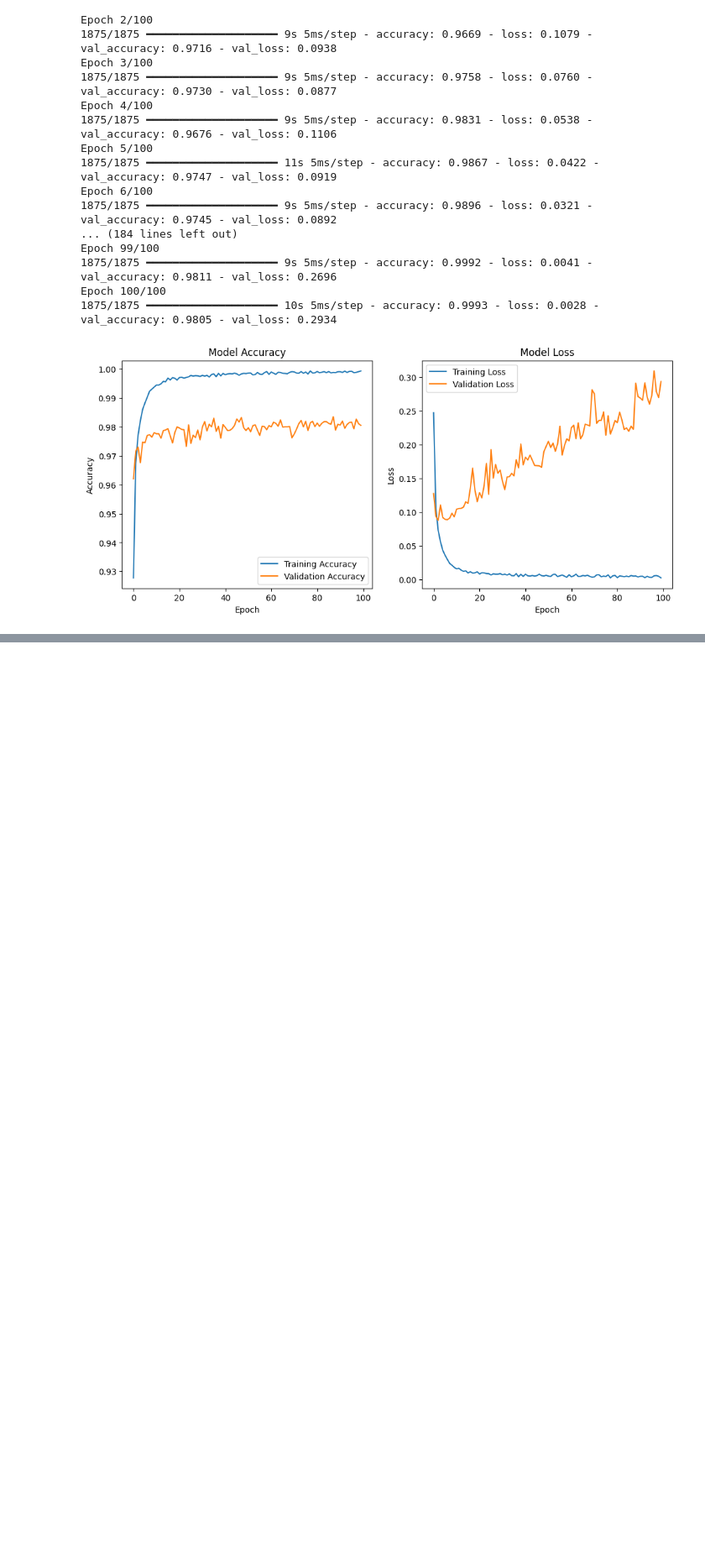
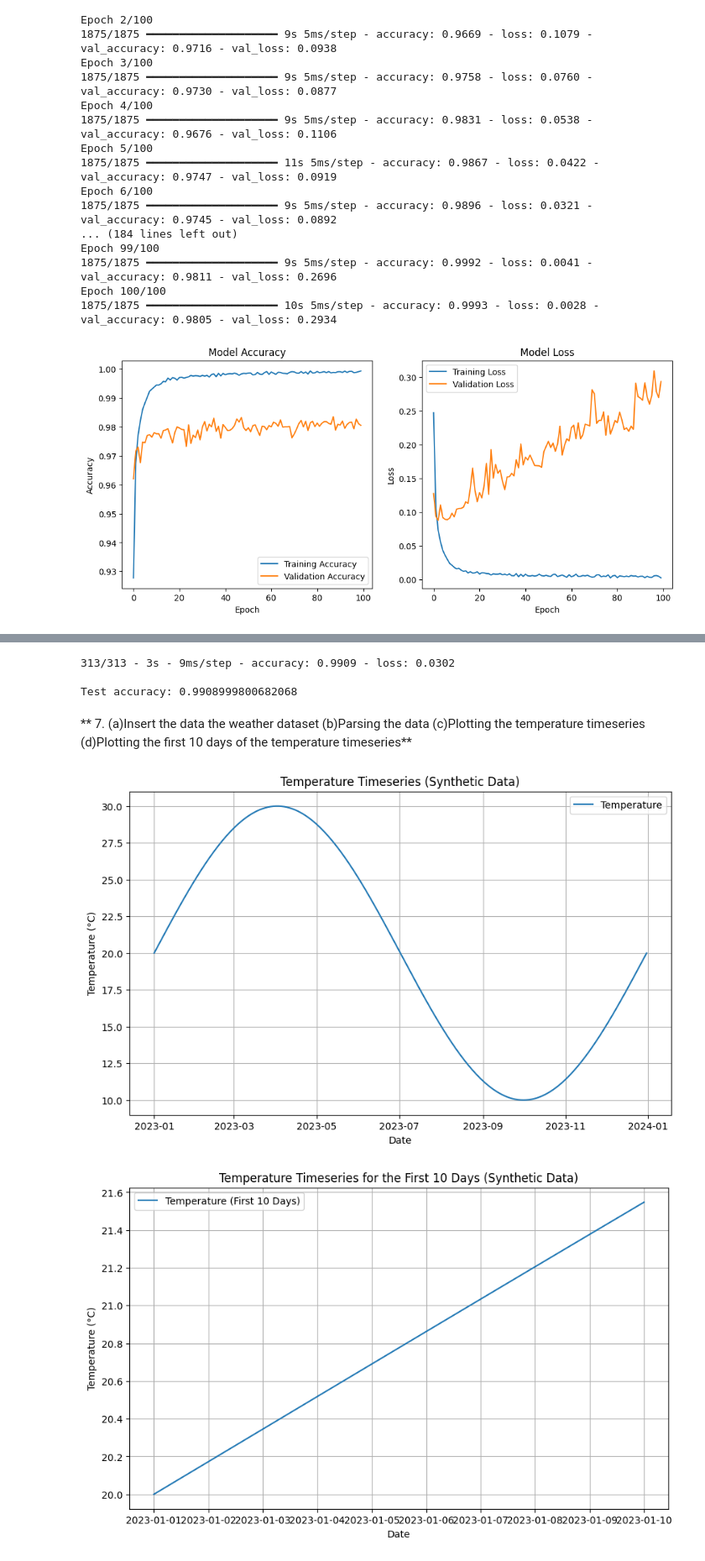
Before and after one commit to 223t1a3105/colab-saved-data, a Jupyter notebook: Deep_learning_Labs.ipynb, the cells around one changed output, grey strips where cells are left out. Shown: that part at 84% size. Saved outputs shown, nothing was run; the diff lists cells and outputs as text; code cells hidden in the pictures; blank space fills up the shorter version.

```diff
--- a/Deep_learning_Labs.ipynb
+++ b/Deep_learning_Labs.ipynb
@@ -807,0 +862,53 @@ Epoch 100/100
+# %%
+test_loss, test_acc = model.evaluate(test_images, test_labels, verbose=2)
+print(f'\nTest accuracy: {test_acc}')
+# %% [output]
+313/313 - 3s - 9ms/step - accuracy: 0.9909 - loss: 0.0302
+
+Test accuracy: 0.9908999800682068
+# %% [markdown]
+** 7. (a)Insert the data the weather dataset
+       (b)Parsing the data
+       (c)Plotting the temperature timeseries
+       (d)Plotting the first 10 days of the temperature timeseries**
+# %%
+import matplotlib.pyplot as plt
+import pandas as pd
+
+import numpy as np
+from datetime import datetime, timedelta
+
+# Create a synthetic dataset
+dates = pd.date_range(start="2023-01-01", periods=365, freq="D")
+temperature = 20 + 10 * np.sin(np.linspace(0, 2 * np.pi, 365))  # Simulated temperature data
+
+weather_data = pd.DataFrame({'datetime': dates, 'temperature': temperature})
+
+# b. Parsing the data
+weather_data['datetime'] = pd.to_datetime(weather_data['datetime'])
+weather_data.set_index('datetime', inplace=True)
+
+# c. Plotting the temperature timeseries
+plt.figure(figsize=(10, 6))
+plt.plot(weather_data['temperature'], label='Temperature')
+plt.title('Temperature Timeseries (Synthetic Data)')
+plt.xlabel('Date')
+plt.ylabel('Temperature (°C)')
+plt.grid(True)
+plt.legend()
+plt.show()
+
+# d. Plotting the first 10 days of the temperature timeseries
+first_10_days = weather_data[:10]
+
+plt.figure(figsize=(10, 6))
+plt.plot(first_10_days.index, first_10_days['temperature'], label='Temperature (First 10 Days)')
+plt.title('Temperature Timeseries for the First 10 Days (Synthetic Data)')
+plt.xlabel('Date')
+plt.ylabel('Temperature (°C)')
+plt.grid(True)
+plt.legend()
+plt.show()
+# %% [output]
+[figure, added]
+[figure, added]
```
Also changed, not shown: parts of 11 cells of this notebook.
